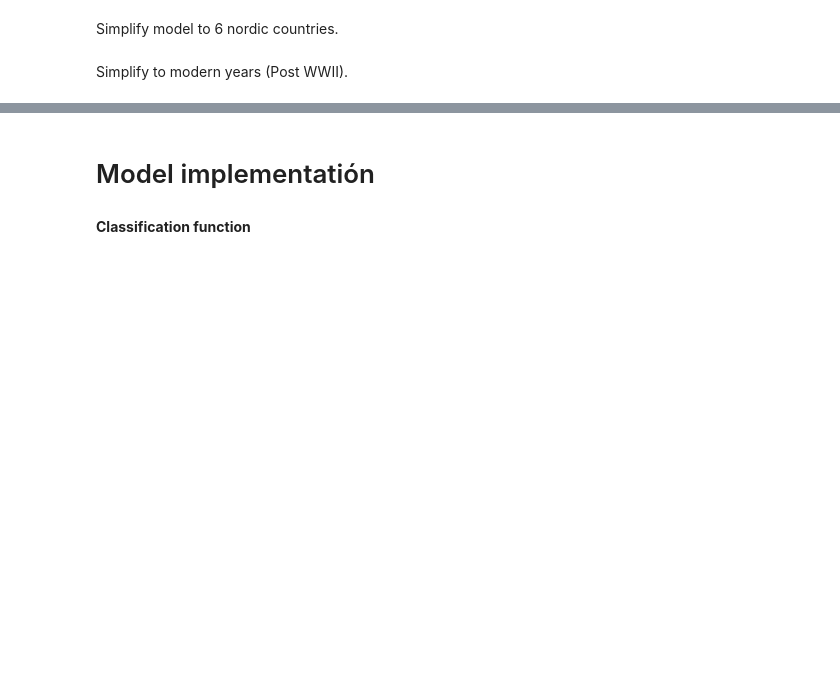
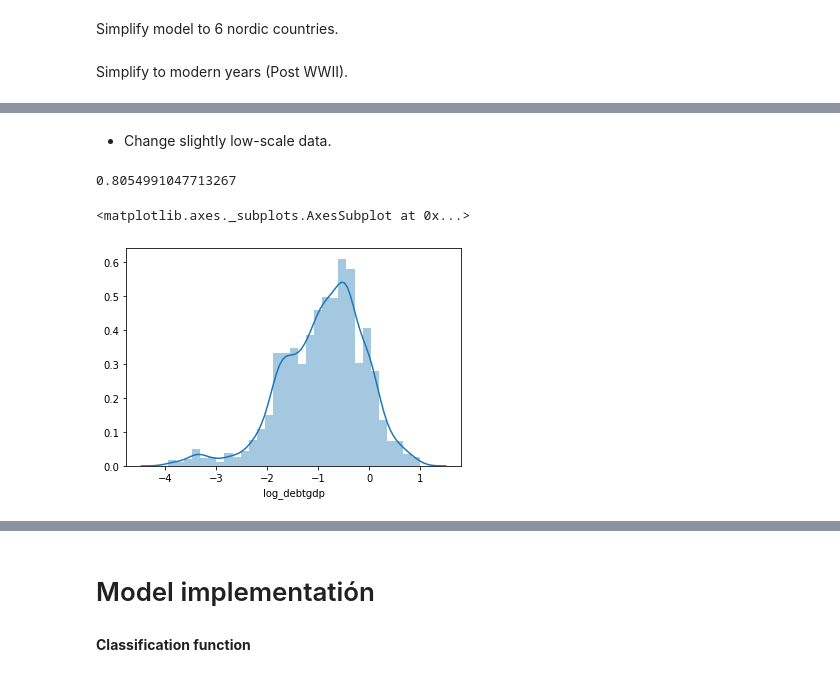
Before and after one commit to gen1897/Economical-Crisis-Prediction, a Jupyter notebook: Model.ipynb, the cells around one changed output, grey strips where cells are left out. Cells and saved outputs as stored; diff of their text form; code cells hidden in the pictures; blank space fills up the shorter version.

```diff
--- a/Model.ipynb
+++ b/Model.ipynb
@@ -143,0 +220,9 @@ df = df[df["year"] > 1949]
+# %% [markdown]
+- Change slightly low-scale data.
+# %%
+print(log_df["log_debtgdp"].std())
+sns.distplot(log_df["log_debtgdp"])
+# %% [output]
+0.8054991047713267
+<matplotlib.axes._subplots.AxesSubplot at 0x...>
+[figure, added]
```
Also changed, not shown: parts of 20 cells of this notebook.
